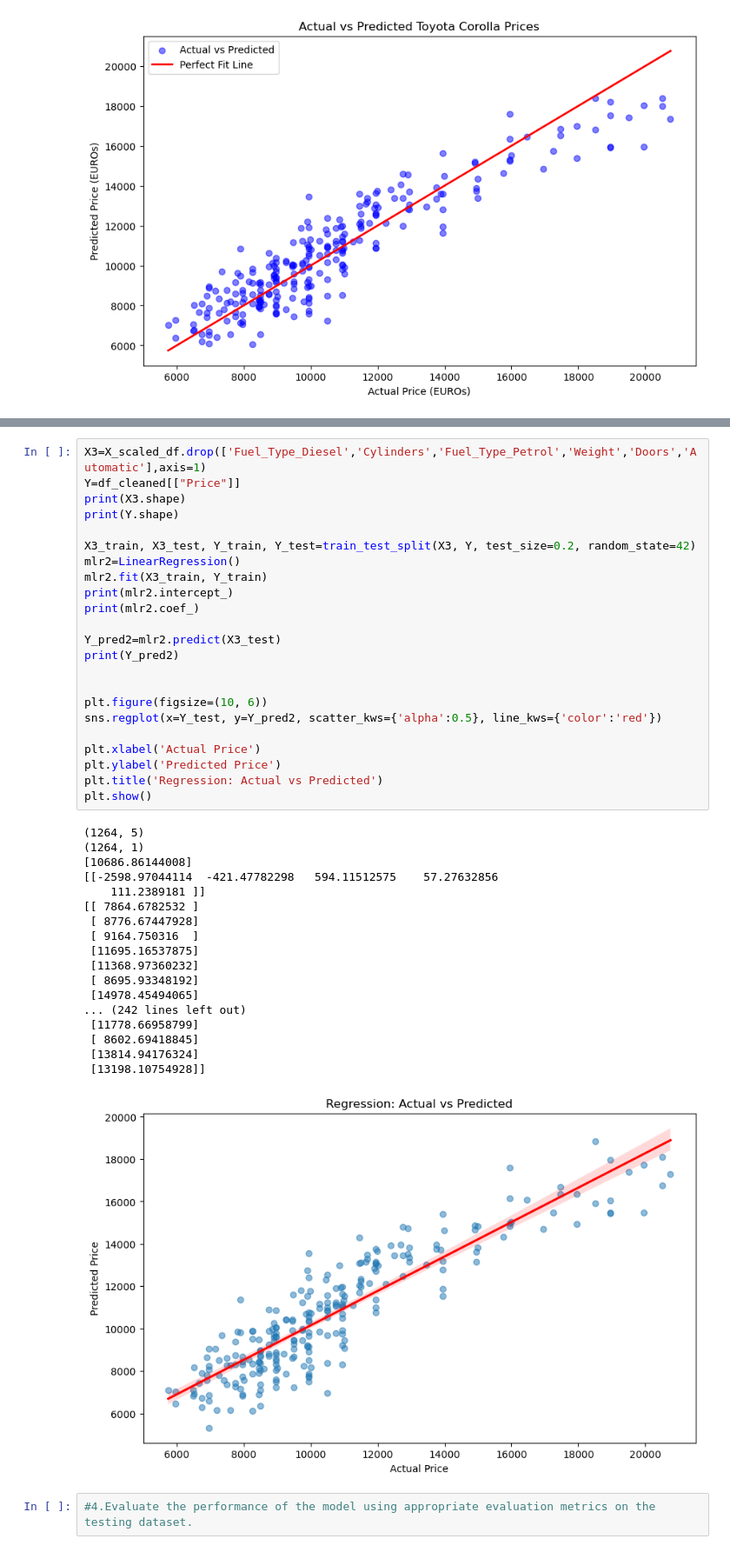
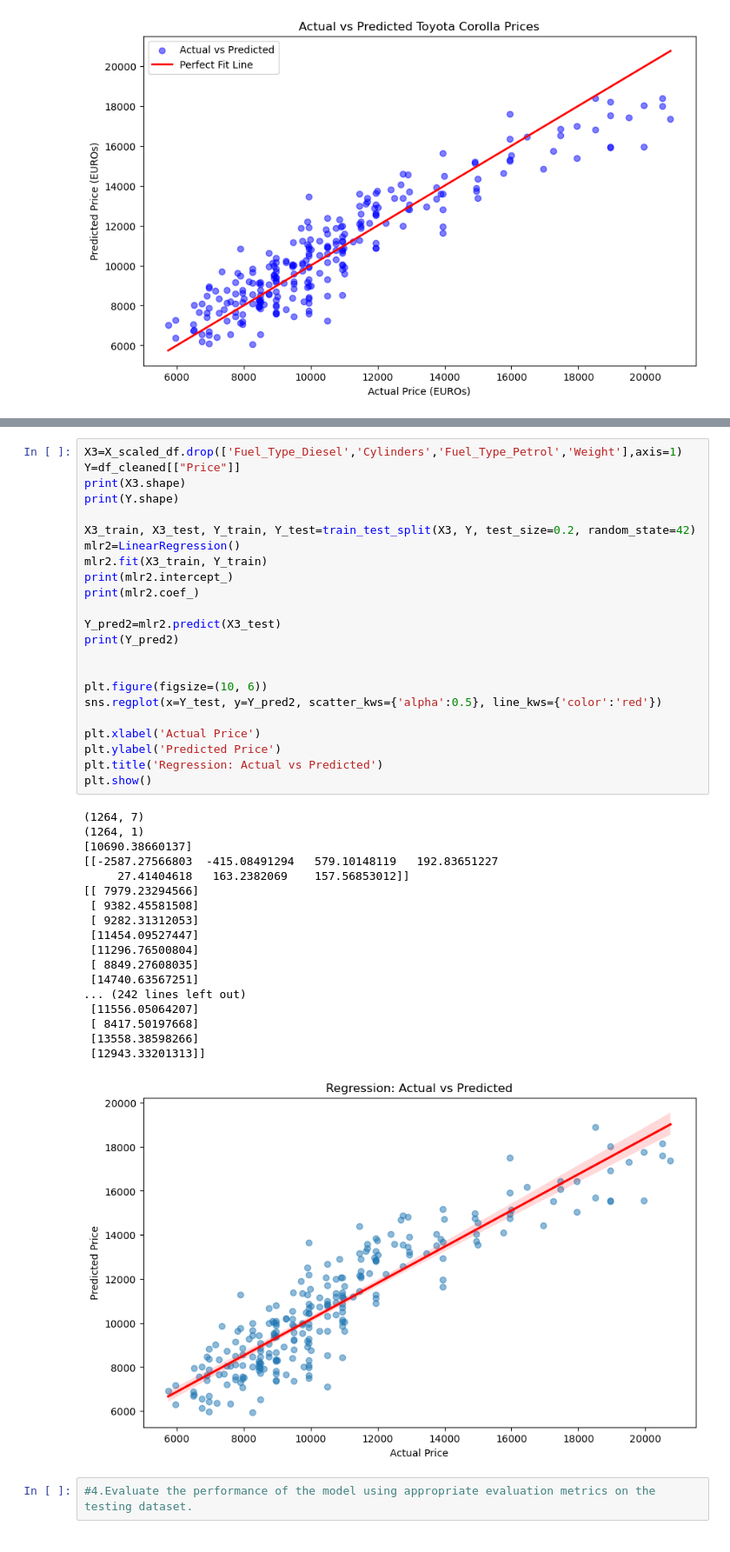
Before and after one commit to anugrahaanilkumar/Datasceince, a Jupyter notebook: MultiLinearRegressionAssignmentsolution.ipynb, the cells around one changed output, grey strips where cells are left out. Shown at 87% size. Saved outputs shown, nothing was run; the diff lists cells and outputs as text.

```diff
--- a/MultiLinearRegressionAssignmentsolution.ipynb
+++ b/MultiLinearRegressionAssignmentsolution.ipynb
@@ -427,45 +446,45 @@ plt.show()
 # %%
-X3=X_scaled_df.drop(['Fuel_Type_Diesel','Cylinders','Fuel_Type_Petrol','Weight','Doors','Automatic'],axis=1)
+X3=X_scaled_df.drop(['Fuel_Type_Diesel','Cylinders','Fuel_Type_Petrol','Weight'],axis=1)
 Y=df_cleaned[["Price"]]
 print(X3.shape)
 print(Y.shape)
 
 X3_train, X3_test, Y_train, Y_test=train_test_split(X3, Y, test_size=0.2, random_state=42)
 mlr2=LinearRegression()
 mlr2.fit(X3_train, Y_train)
 print(mlr2.intercept_)
 print(mlr2.coef_)
 
 Y_pred2=mlr2.predict(X3_test)
 print(Y_pred2)
 
 
 plt.figure(figsize=(10, 6))
 sns.regplot(x=Y_test, y=Y_pred2, scatter_kws={'alpha':0.5}, line_kws={'color':'red'})
 
 plt.xlabel('Actual Price')
 plt.ylabel('Predicted Price')
 plt.title('Regression: Actual vs Predicted')
 plt.show()
 # %% [output]
-(1264, 5)
+(1264, 7)
 (1264, 1)
-[10686.86144008]
-[[-2598.97044114  -421.47782298   594.11512575    57.27632856
-    111.2389181 ]]
-[[ 7864.6782532 ]
- [ 8776.67447928]
- [ 9164.750316  ]
- [11695.16537875]
- [11368.97360232]
- [ 8695.93348192]
- [14978.45494065]
+[10690.38660137]
+[[-2587.27566803  -415.08491294   579.10148119   192.83651227
+     27.41404618   163.2382069    157.56853012]]
+[[ 7979.23294566]
+ [ 9382.45581508]
+ [ 9282.31312053]
+ [11454.09527447]
+ [11296.76500804]
+ [ 8849.27608035]
+ [14740.63567251]
 ... (242 lines left out)
- [11778.66958799]
- [ 8602.69418845]
- [13814.94176324]
- [13198.10754928]]
+ [11556.05064207]
+ [ 8417.50197668]
+ [13558.38598266]
+ [12943.33201313]]
-[figure, old version]
+[figure, new version]
 # %%
 #4.Evaluate the performance of the model using appropriate evaluation metrics on the testing dataset.
 # %%
```
Also changed, not shown: parts of 23 cells of this notebook, 7 other files.
